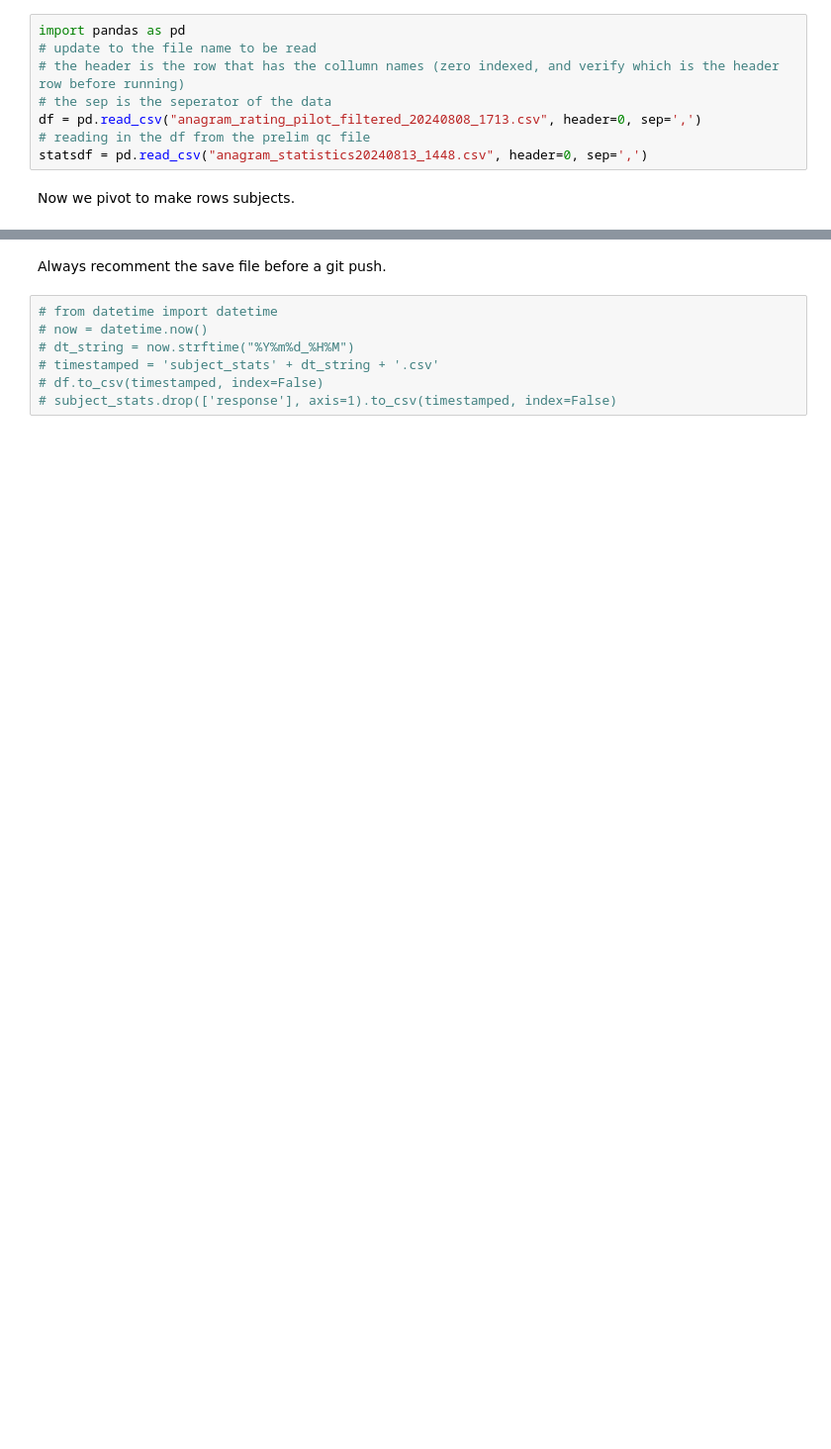
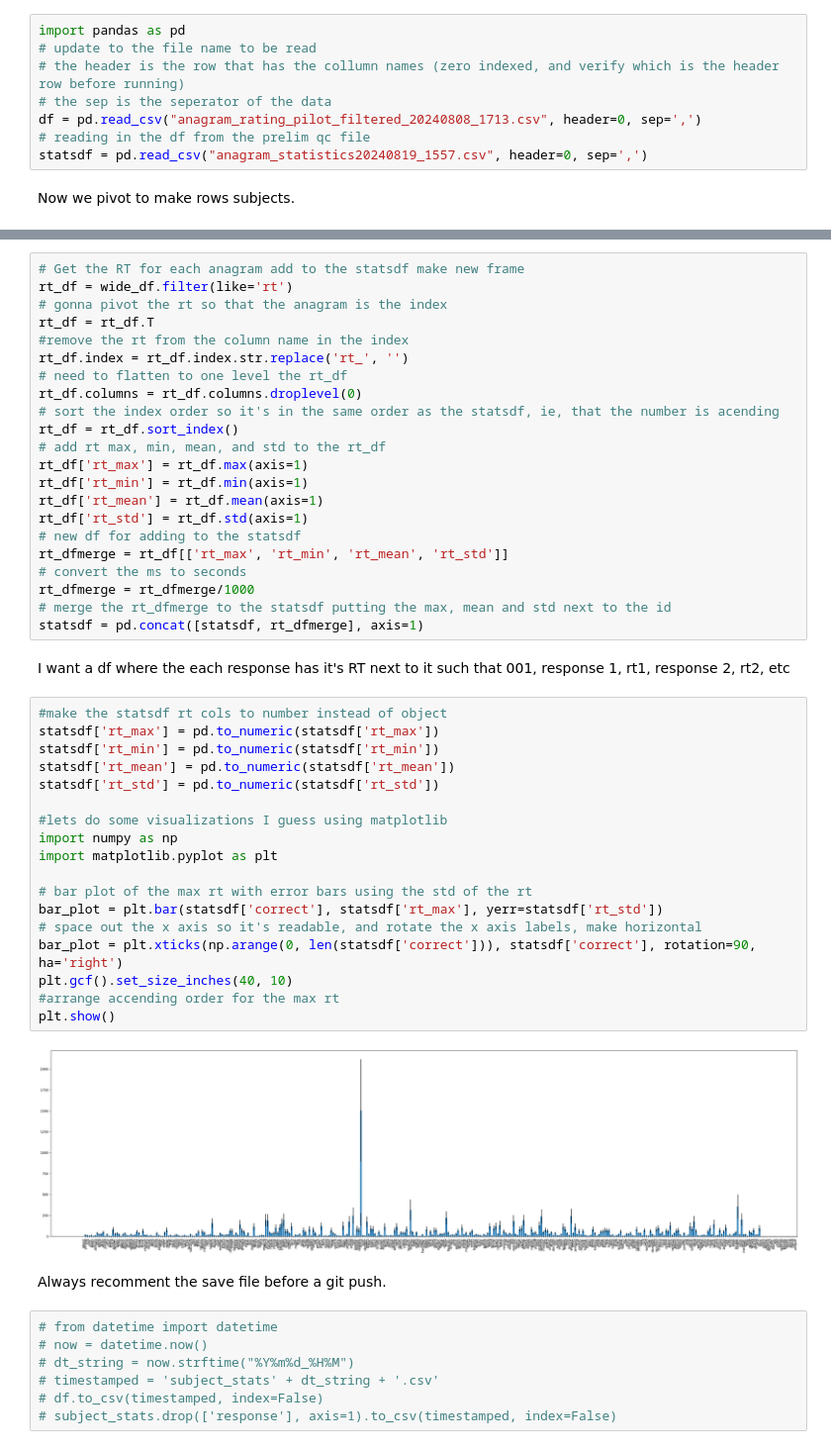
Before and after one commit to lynde-m-folsom/Anag_Stats, a Jupyter notebook: anag_stats_/Data review/subject_wise_qc.ipynb, the cells around one changed output, grey strips where cells are left out. Shown at 99% size. Drawn from its saved outputs; the diff is of its cells as text; blank space fills up the shorter version.

```diff
--- a/anag_stats_/Data review/subject_wise_qc.ipynb
+++ b/anag_stats_/Data review/subject_wise_qc.ipynb
@@ -14,7 +14,7 @@ import pandas as pd
 # the sep is the seperator of the data
 df = pd.read_csv("anagram_rating_pilot_filtered_20240808_1713.csv", header=0, sep=',')
 # reading in the df from the prelim qc file
-statsdf = pd.read_csv("anagram_statistics20240813_1448.csv", header=0, sep=',')
+statsdf = pd.read_csv("anagram_statistics20240819_1557.csv", header=0, sep=',')
 # %% [markdown]
 Now we pivot to make rows subjects.
 # %%
@@ -35,3 +39,47 @@ KeyError: "['setRun_response', 'setRun_rt', 'setRun_anagram'] not found in axis"
+# %%
+# Get the RT for each anagram add to the statsdf make new frame
+rt_df = wide_df.filter(like='rt')
+# gonna pivot the rt so that the anagram is the index
+rt_df = rt_df.T
+#remove the rt from the column name in the index
+rt_df.index = rt_df.index.str.replace('rt_', '')
+# need to flatten to one level the rt_df
+rt_df.columns = rt_df.columns.droplevel(0)
+# sort the index order so it's in the same order as the statsdf, ie, that the number is acending
+rt_df = rt_df.sort_index()
+# add rt max, min, mean, and std to the rt_df
+rt_df['rt_max'] = rt_df.max(axis=1)
+rt_df['rt_min'] = rt_df.min(axis=1)
+rt_df['rt_mean'] = rt_df.mean(axis=1)
+rt_df['rt_std'] = rt_df.std(axis=1)
+# new df for adding to the statsdf
+rt_dfmerge = rt_df[['rt_max', 'rt_min', 'rt_mean', 'rt_std']]
+# convert the ms to seconds
+rt_dfmerge = rt_dfmerge/1000
+# merge the rt_dfmerge to the statsdf putting the max, mean and std next to the id
+statsdf = pd.concat([statsdf, rt_dfmerge], axis=1)
+# %% [markdown]
+I want a df where the each response has it's RT next to it such that 001, response 1, rt1, response 2, rt2, etc
+# %%
+#make the statsdf rt cols to number instead of object
+statsdf['rt_max'] = pd.to_numeric(statsdf['rt_max'])
+statsdf['rt_min'] = pd.to_numeric(statsdf['rt_min'])
+statsdf['rt_mean'] = pd.to_numeric(statsdf['rt_mean'])
+statsdf['rt_std'] = pd.to_numeric(statsdf['rt_std'])
+
+#lets do some visualizations I guess using matplotlib
+import numpy as np
+import matplotlib.pyplot as plt
+
+# bar plot of the max rt with error bars using the std of the rt
+bar_plot = plt.bar(statsdf['correct'], statsdf['rt_max'], yerr=statsdf['rt_std'])
+# space out the x axis so it's readable, and rotate the x axis labels, make horizontal
+bar_plot = plt.xticks(np.arange(0, len(statsdf['correct'])), statsdf['correct'], rotation=90, ha='right')
+plt.gcf().set_size_inches(40, 10)
+#arrange accending order for the max rt
+plt.show()
+# %% [output]
+[figure, added]
 # %% [markdown]
 Always recomment the save file before a git push.
 # %%
```
Also changed, not shown: parts of 2 cells of this notebook, 5 other files.
